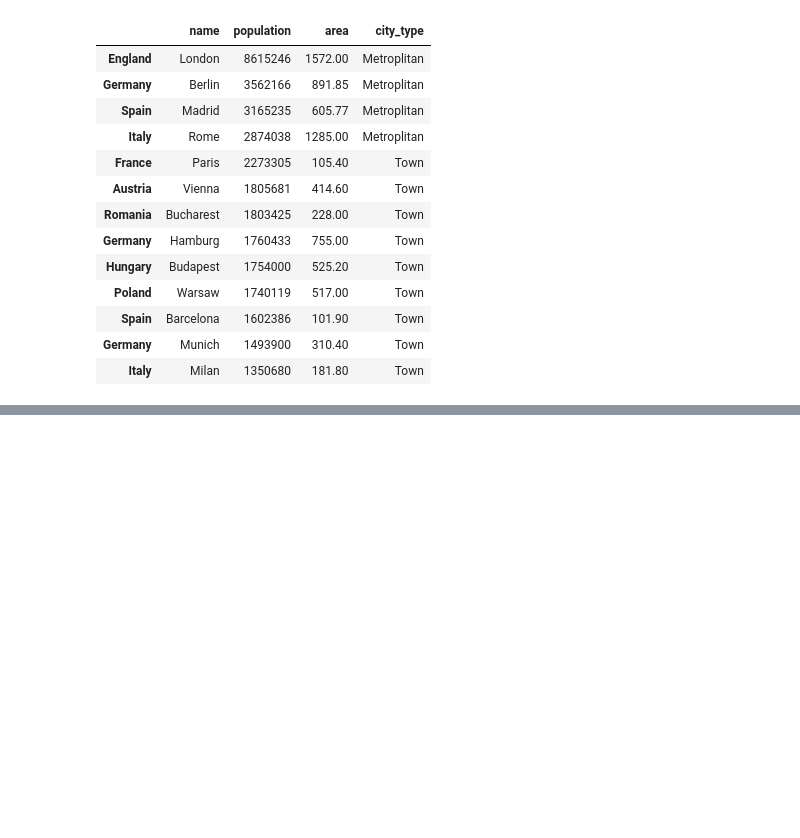
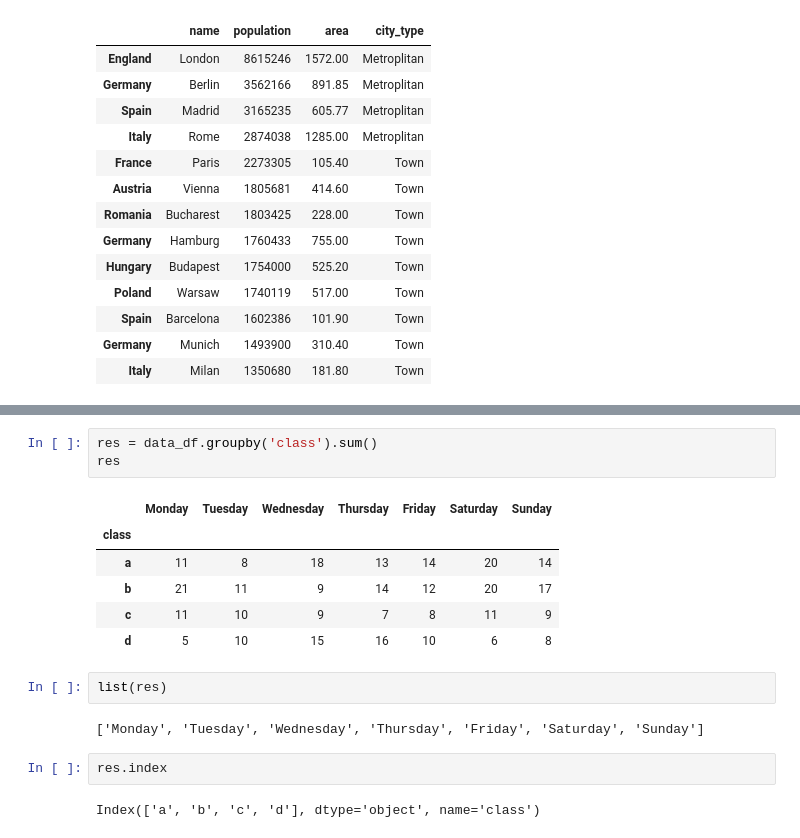
Before and after one commit to raviakasapu/MachineLearning, a Jupyter notebook: Introduction_to_Pandas.ipynb, the cells around one changed output, grey strips where cells are left out. Cells and saved outputs as stored; diff of their text form; blank space fills up the shorter version.

```diff
--- a/Introduction_to_Pandas.ipynb
+++ b/Introduction_to_Pandas.ipynb
@@ -467,0 +609,18 @@ city_frame
+# %%
+res = data_df.groupby('class').sum()
+res
+# %% [output]
+|  | Monday | Tuesday | Wednesday | Thursday | Friday | Saturday | Sunday |
+| class |  |  |  |  |  |  |  |
+| a | 11 | 8 | 18 | 13 | 14 | 20 | 14 |
+| b | 21 | 11 | 9 | 14 | 12 | 20 | 17 |
+| c | 11 | 10 | 9 | 7 | 8 | 11 | 9 |
+| d | 5 | 10 | 15 | 16 | 10 | 6 | 8 |
+# %%
+list(res)
+# %% [output]
+['Monday', 'Tuesday', 'Wednesday', 'Thursday', 'Friday', 'Saturday', 'Sunday']
+# %%
+res.index
+# %% [output]
+Index(['a', 'b', 'c', 'd'], dtype='object', name='class')
```
Also changed, not shown: parts of 13 cells of this notebook.
